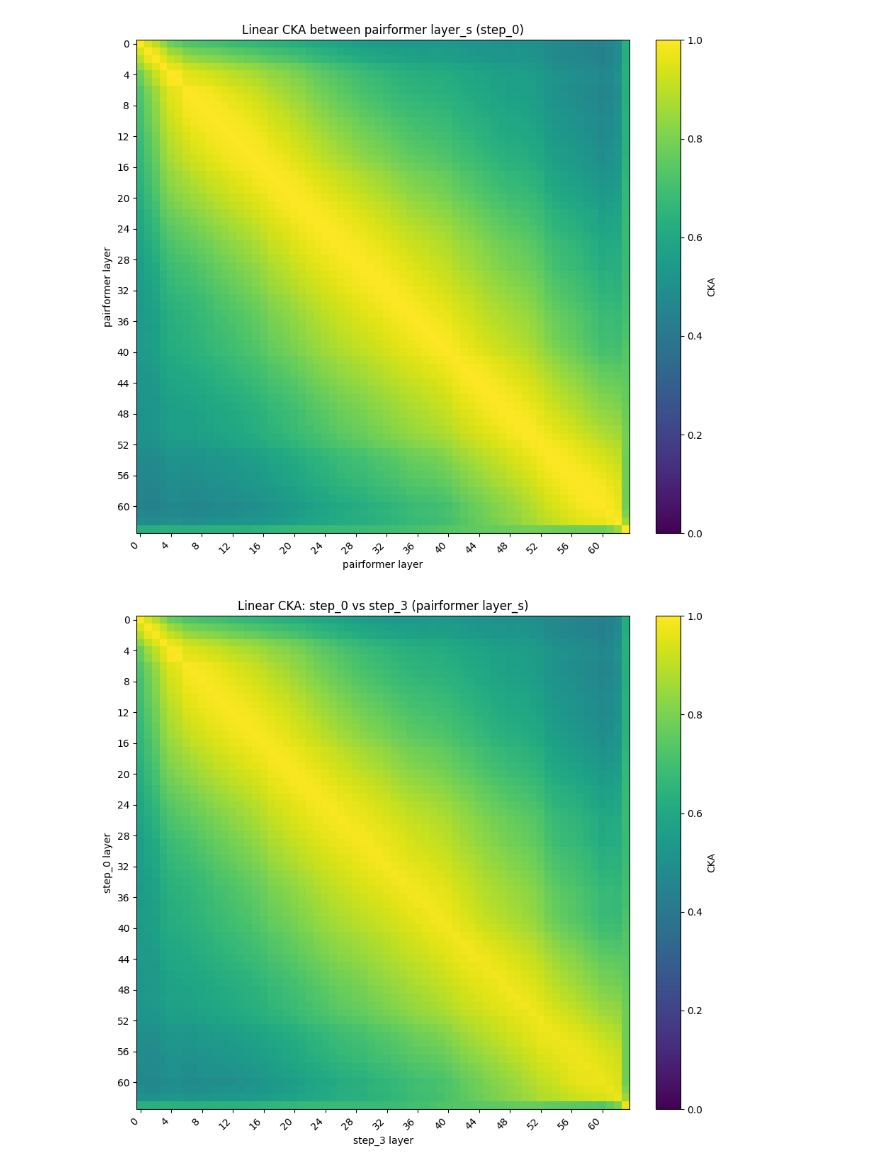
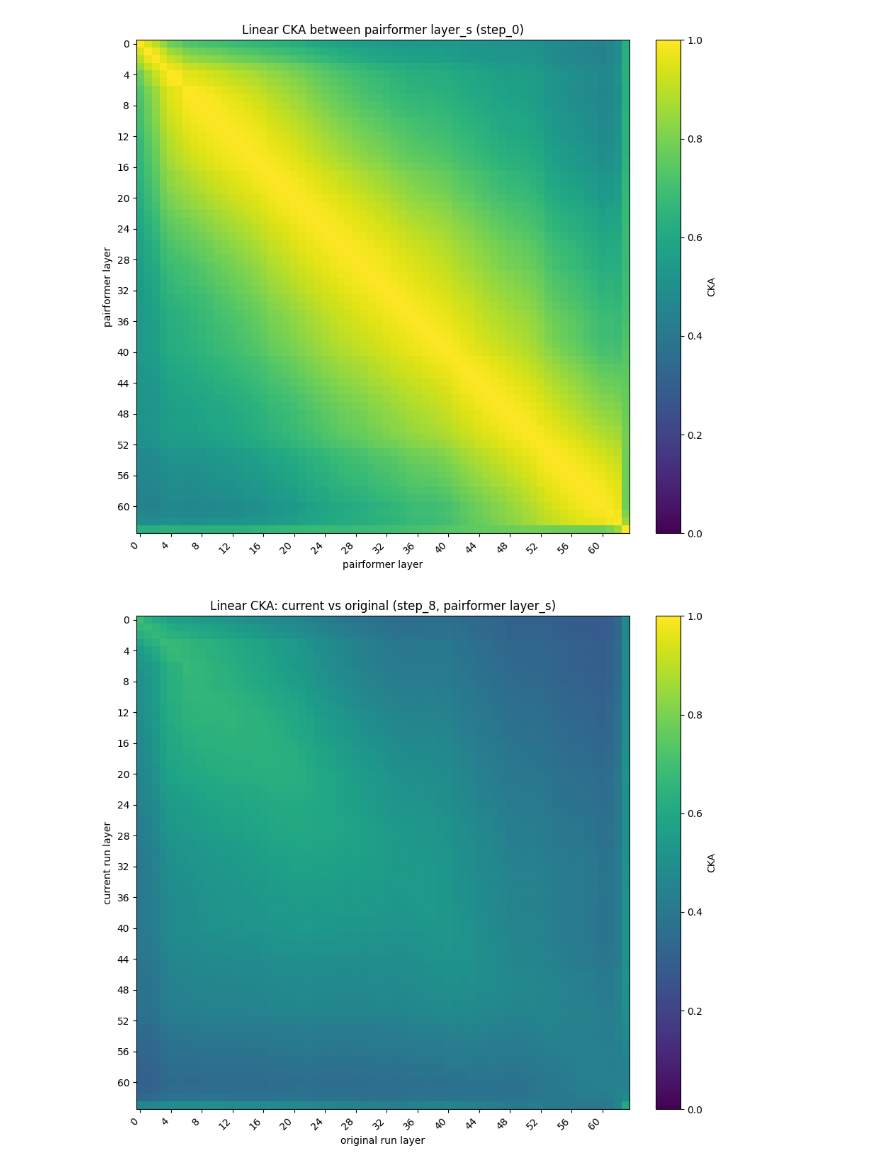
Before and after one commit to Thomasbush9/protein_interpretability, a Jupyter notebook: src/protein_interpretability/notebooks/analysis_perturbation.ipynb, the cells around one changed output. Saved outputs shown, nothing was run; the diff lists cells and outputs as text; code cells hidden in the pictures.

```diff
--- a/src/protein_interpretability/notebooks/analysis_perturbation.ipynb
+++ b/src/protein_interpretability/notebooks/analysis_perturbation.ipynb
@@ -111,7 +113,7 @@ import re
 from protein_interpretability.rsa.metrics import linear_cka
 
 # Same recycling step: `hidden_reps` (current) vs `original_hidden_reps` (reference)
-step_key = "step_0"
+step_key = "step_8"
 pat = re.compile(r"^pairformer_(\d+)_layer_s$")
 
 
@@ -130,31 +132,31 @@ by_cur = _layer_s_by_index(step_cur)
 by_orig = _layer_s_by_index(step_orig)
 layer_ids = sorted(set(by_cur) & set(by_orig))
 if not layer_ids:
     raise ValueError("No overlapping pairformer_*_layer_s layer indices between runs.")
 
 Xa = [by_cur[i] for i in layer_ids]
 Xb = [by_orig[i] for i in layer_ids]
 assert Xa[0].shape[0] == Xb[0].shape[0], "Token counts differ; CKA needs same N."
 
 L = len(layer_ids)
 device, dtype = Xa[0].device, Xa[0].dtype
 cka_cross = torch.empty(L, L, device=device, dtype=dtype)
 for i in range(L):
     for j in range(L):
         cka_cross[i, j] = linear_cka(Xa[i], Xb[j])
 
 fig, ax = plt.subplots(figsize=(10, 8))
 im = ax.imshow(cka_cross.cpu().numpy(), vmin=0, vmax=1, cmap="viridis")
 ax.set_title(f"Linear CKA: current vs original ({step_key}, pairformer layer_s)")
 ax.set_ylabel("current run layer")
 ax.set_xlabel("original run layer")
 t = max(1, L // 16)
 ax.set_yticks(range(0, L, t))
 ax.set_yticklabels([str(layer_ids[i]) for i in range(0, L, t)])
 ax.set_xticks(range(0, L, t))
 ax.set_xticklabels([str(layer_ids[j]) for j in range(0, L, t)], rotation=45, ha="right")
 fig.colorbar(im, ax=ax, fraction=0.046, pad=0.04, label="CKA")
 plt.tight_layout()
 plt.show()
 # %% [output]
-[figure, old version]
+[figure, new version]
```
Also changed, not shown: parts of 1 cell of this notebook, 4 other files.
